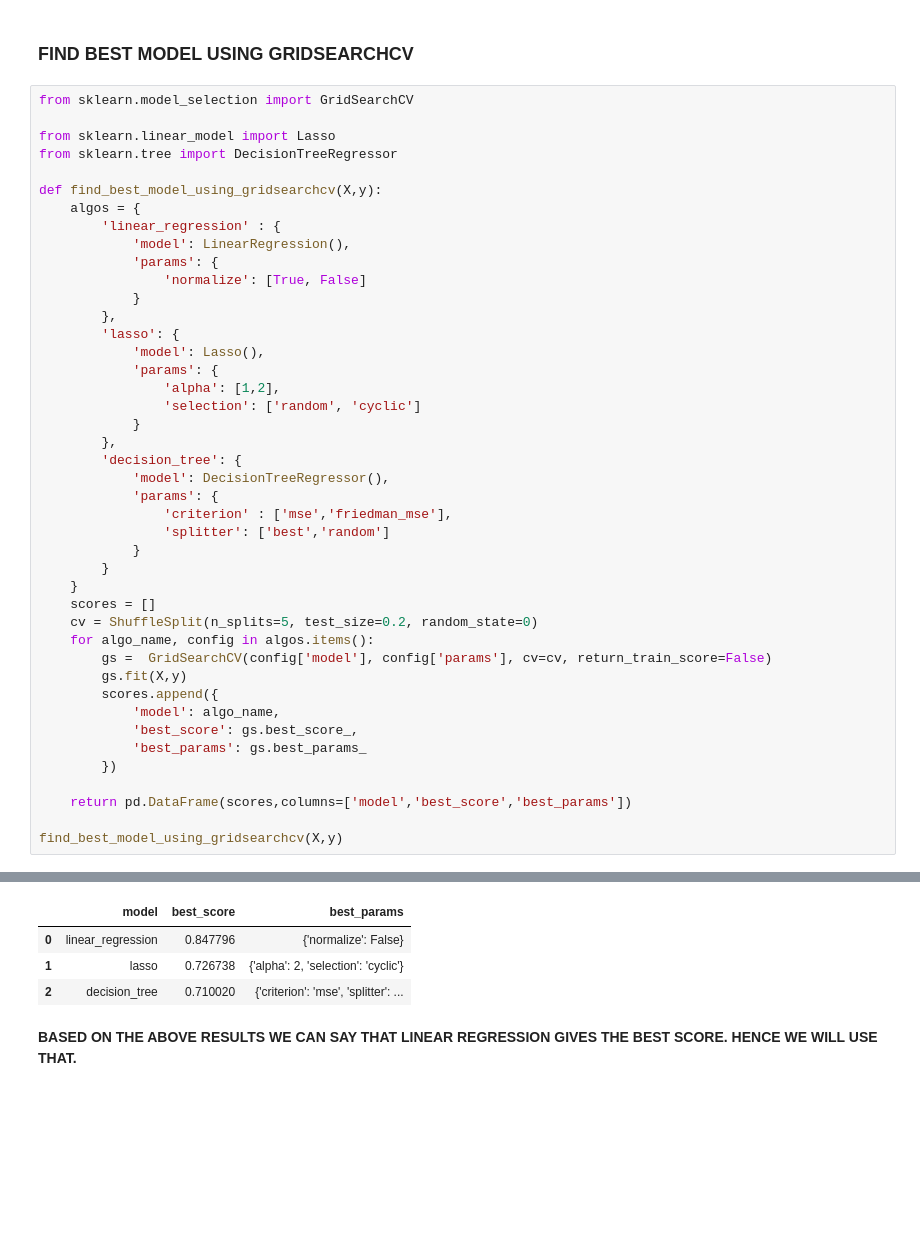
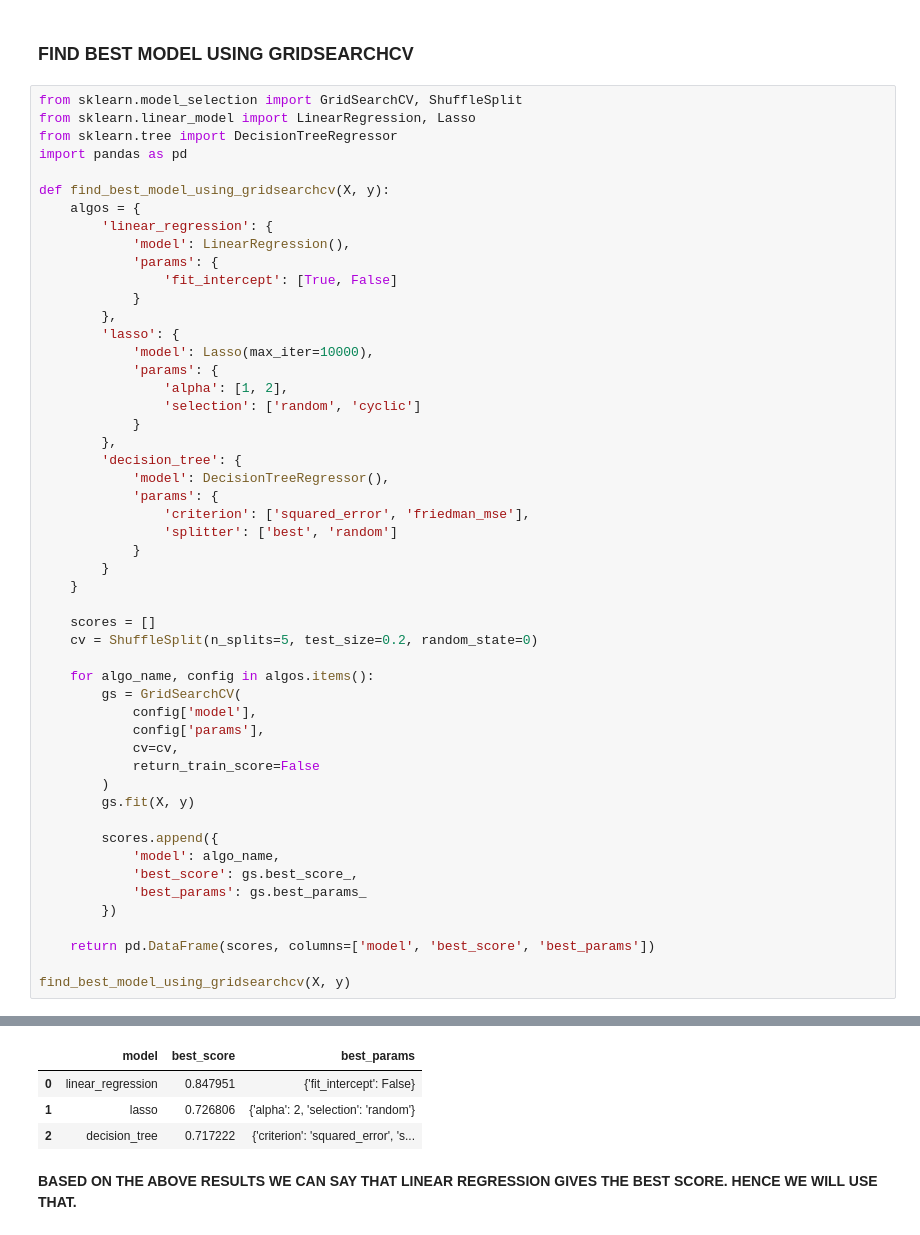
Before and after one commit to nishitamanshani13-source/Demo-Project, a Jupyter notebook: bangalore-house-price-prediction-model.ipynb, the cells around one changed output, grey strips where cells are left out. Drawn from its saved outputs; the diff is of its cells as text; blank space fills up the shorter version.

Commit message:
Update bangalore-house-price-prediction-model.ipynb
code was changed a bit

```diff
--- a/bangalore-house-price-prediction-model.ipynb
+++ b/bangalore-house-price-prediction-model.ipynb
@@ -545,46 +559,54 @@ array([0.82702546, 0.86027005, 0.85322178, 0.8436466 , 0.85481502])
 # %% [markdown]
 ### FIND BEST MODEL USING GRIDSEARCHCV
 # %%
-from sklearn.model_selection import GridSearchCV
+from sklearn.model_selection import GridSearchCV, ShuffleSplit
+from sklearn.linear_model import LinearRegression, Lasso
+from sklearn.tree import DecisionTreeRegressor
+import pandas as pd
 
-from sklearn.linear_model import Lasso
-from sklearn.tree import DecisionTreeRegressor
-
-def find_best_model_using_gridsearchcv(X,y):
+def find_best_model_using_gridsearchcv(X, y):
     algos = {
-        'linear_regression' : {
+        'linear_regression': {
             'model': LinearRegression(),
             'params': {
-                'normalize': [True, False]
+                'fit_intercept': [True, False]
             }
         },
         'lasso': {
-            'model': Lasso(),
+            'model': Lasso(max_iter=10000),
             'params': {
-                'alpha': [1,2],
+                'alpha': [1, 2],
                 'selection': ['random', 'cyclic']
             }
         },
         'decision_tree': {
             'model': DecisionTreeRegressor(),
             'params': {
-                'criterion' : ['mse','friedman_mse'],
-                'splitter': ['best','random']
+                'criterion': ['squared_error', 'friedman_mse'],
+                'splitter': ['best', 'random']
             }
         }
     }
+
     scores = []
     cv = ShuffleSplit(n_splits=5, test_size=0.2, random_state=0)
+
     for algo_name, config in algos.items():
-        gs =  GridSearchCV(config['model'], config['params'], cv=cv, return_train_score=False)
-        gs.fit(X,y)
+        gs = GridSearchCV(
+            config['model'],
+            config['params'],
+            cv=cv,
+            return_train_score=False
+        )
+        gs.fit(X, y)
+
         scores.append({
             'model': algo_name,
             'best_score': gs.best_score_,
             'best_params': gs.best_params_
         })
 
-    return pd.DataFrame(scores,columns=['model','best_score','best_params'])
+    return pd.DataFrame(scores, columns=['model', 'best_score', 'best_params'])
 
-find_best_model_using_gridsearchcv(X,y)
+find_best_model_using_gridsearchcv(X, y)
 # %% [output]
@@ -608,7 +613,7 @@ model.fit(X, y, **kwargs)
 |  | model | best_score | best_params |
-| 0 | linear_regression | 0.847796 | {'normalize': False} |
-| 1 | lasso | 0.726738 | {'alpha': 2, 'selection': 'cyclic'} |
-| 2 | decision_tree | 0.710020 | {'criterion': 'mse', 'splitter': ... |
+| 0 | linear_regression | 0.847951 | {'fit_intercept': False} |
+| 1 | lasso | 0.726806 | {'alpha': 2, 'selection': 'random'} |
+| 2 | decision_tree | 0.717222 | {'criterion': 'squared_error', 's... |
 # %% [markdown]
 **BASED ON THE ABOVE RESULTS WE CAN SAY THAT LINEAR REGRESSION GIVES THE BEST SCORE. HENCE WE WILL USE THAT.**
 # %% [markdown]
```
Also changed, not shown: parts of 22 cells of this notebook.
